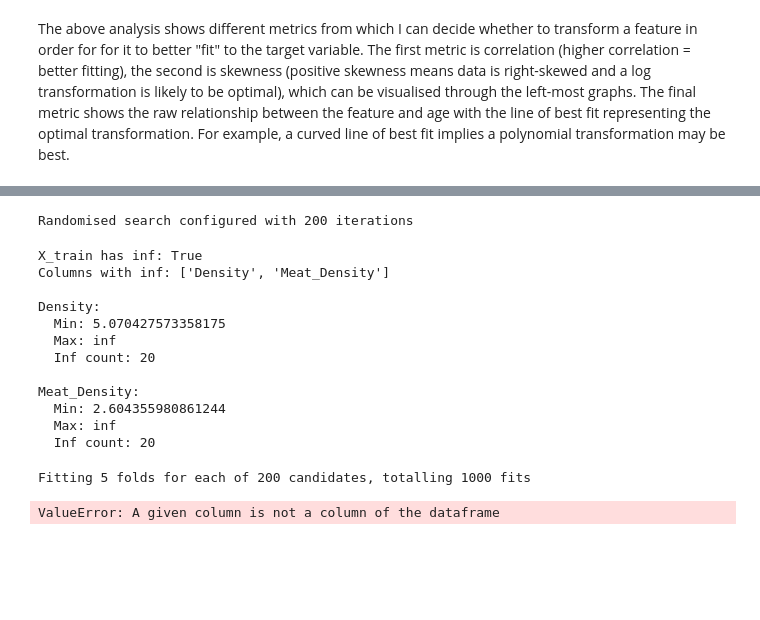
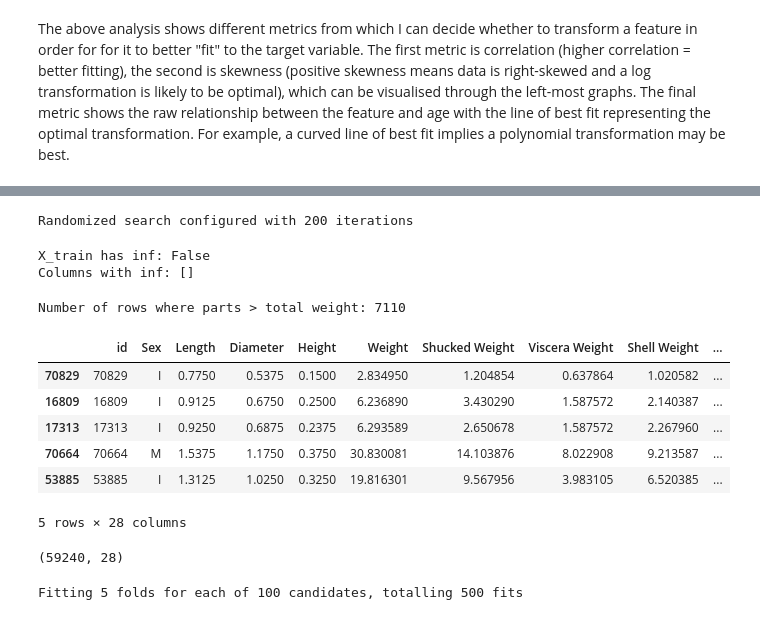
Before and after one commit to Rian-D/Crab-Age-Prediction-Kaggle, a Jupyter notebook: main.ipynb, the cells around one changed output, grey strips where cells are left out. Cells and saved outputs as stored; diff of their text form; code cells hidden in the pictures; blank space fills up the shorter version.

Commit message:
Kaggle Notebook | Crab Age Competition | Version 4

```diff
--- a/main.ipynb
+++ b/main.ipynb
@@ -199,40 +199,40 @@ def add_features(df):
     df = df.copy()
 
     # Body shape ratios
-    df["Length_Diameter_Ratio"] = df["Length"] / df["Diameter"]
-    df["Height_Length_Ratio"] = df["Height"] / df["Length"]
+    #df["Length_Diameter_Ratio"] = df["Length"] / df["Diameter"]
+    #df["Height_Length_Ratio"] = df["Height"] / df["Length"]
     df["Height_Diameter_Ratio"] = df["Height"] / df["Diameter"]
 
     # Weight proportions (these are likely key!)
     df["Meat_Ratio"] = df["Shucked Weight"] / df["Weight"]  # Meat percentage
-    df["Shell_Ratio"] = df["Shell Weight"] / df["Weight"]   # Shell percentage
-    df["Viscera_Ratio"] = df["Viscera Weight"] / df["Weight"]  # Organ percentage
+    #df["Shell_Ratio"] = df["Shell Weight"] / df["Weight"]   # Shell percentage
+    #df["Viscera_Ratio"] = df["Viscera Weight"] / df["Weight"]  # Organ percentage
 
     # Advanced ratios
     df["Meat_Shell_Ratio"] = df["Shucked Weight"] / df["Shell Weight"]
-    df["Density"] = df["Weight"] / (df["Length"] * df["Diameter"] * df["Height"])
+    #df["Density"] = df["Weight"] / np,maximum((df["Length"] * df["Diameter"] * df["Height"]), 1e-8) #np.maximum use avoids division by 0
 
     # Total body volume proxy
     df["Body_Volume"] = df["Length"] * df["Diameter"] * df["Height"]
 
     # Total non-shell weight
-    df["Soft_Weight"] = df["Shucked Weight"] + df["Viscera Weight"]
+    #df["Soft_Weight"] = df["Shucked Weight"] + df["Viscera Weight"]
 
     # Body mass index equivalent
-    df["Crab_BMI"] = df["Weight"] / (df["Length"] ** 2)
+    #df["Crab_BMI"] = df["Weight"] / (df["Length"] ** 2)
 
     # Surface area proxy
-    df["Surface_Area"] = 2 * (df["Length"] * df["Diameter"] +
+    #df["Surface_Area"] = 2 * (df["Length"] * df["Diameter"] +
                               df["Length"] * df["Height"] +
                               df["Diameter"] * df["Height"])
 
     # Maturity indicators
     df["Shell_Thickness"] = df["Shell Weight"] / df["Surface_Area"]
-    df["Meat_Density"] = df["Shucked Weight"] / df["Body_Volume"]
+    #df["Meat_Density"] = df["Shucked Weight"] / np.maximum(df["Body_Volume"], 1e-8) #np.maximum use avoids division by 0
 
     # Growth efficiency
     df["Weight_per_Length"] = df["Weight"] / df["Length"]
-    df["Shell_Development"] = df["Shell Weight"] / np.maximum(df["Body_Volume"],1e-8)
+    df["Shell_Development"] = df["Shell Weight"] / np.maximum(df["Body_Volume"],1e-8) #np.maximum use avoids division by 0
 
     return df
 # %%
@@ -321,7 +419,7 @@ param_dist = {
 random_search = RandomizedSearchCV(
     pipeline,
     param_distributions=param_dist,
-    n_iter=200,  # More iterations for better optimization
+    n_iter=100,  # More iterations for better optimization
     cv=5,
     scoring='neg_mean_absolute_error',  # Good choice for age prediction
     n_jobs=-1,
@@ -330,9 +428,9 @@ random_search = RandomizedSearchCV(
     error_score='raise'
 )
 
-print("Randomised search configured with 200 iterations\n")
+print("Randomized search configured with 200 iterations\n")
 # %% [output]
-Randomised search configured with 200 iterations
+Randomized search configured with 200 iterations
 # %%
 # Check for infinite values
 print(f"X_train has inf: {np.isinf(X_train[numerical_cols]).any().any()}")
@@ -348,15 +446,5 @@ for col in inf_cols:
     print(f"  Max: {X_train[col].max()}")
     print(f"  Inf count: {np.isinf(X_train[col]).sum()}")
 # %% [output]
-X_train has inf: True
-Columns with inf: ['Density', 'Meat_Density']
-
-Density:
-  Min: 5.070427573358175
-  Max: inf
-  Inf count: 20
-
-Meat_Density:
-  Min: 2.604355980861244
-  Max: inf
-  Inf count: 20
+X_train has inf: False
+Columns with inf: []
@@ -363,7 +460,29 @@ Meat_Density:
+# %%
+# Define relevant column names
+overall_weight = 'Weight'
+parts = ['Shucked Weight', 'Viscera Weight', 'Shell Weight']
+
+# Check where the sum of parts > overall weight
+invalid_rows = X_train[X_train[parts].sum(axis=1) > X_train[overall_weight]]
+
+# Display how many rows are invalid and optionally view them
+print(f"Number of rows where parts > total weight: {len(invalid_rows)}")
+display(invalid_rows.head())
+X_train.shape
+# %% [output]
+Number of rows where parts > total weight: 7110
+|  | id | Sex | Length | Diameter | Height | Weight | Shucked Weight | Viscera Weight | Shell Weight | ... |
+| 70829 | 70829 | I | 0.7750 | 0.5375 | 0.1500 | 2.834950 | 1.204854 | 0.637864 | 1.020582 | ... |
+| 16809 | 16809 | I | 0.9125 | 0.6750 | 0.2500 | 6.236890 | 3.430290 | 1.587572 | 2.140387 | ... |
+| 17313 | 17313 | I | 0.9250 | 0.6875 | 0.2375 | 6.293589 | 2.650678 | 1.587572 | 2.267960 | ... |
+| 70664 | 70664 | M | 1.5375 | 1.1750 | 0.3750 | 30.830081 | 14.103876 | 8.022908 | 9.213587 | ... |
+| 53885 | 53885 | I | 1.3125 | 1.0250 | 0.3250 | 19.816301 | 9.567956 | 3.983105 | 6.520385 | ... |
+5 rows × 28 columns
+(59240, 28)
 # %%
 # Model training
 
-random_search.fit(X_train_clean, y_train)
+random_search.fit(X_train, y_train)
 best_model = random_search.best_estimator_
 print("\nTraining complete!")
 print(f"Best parameters: {random_search.best_params_}\n")
@@ -375,10 +494,9 @@ print("Validation MAE:", val_mae)
 
 # Convert predictions into format that can be submitted to compettition
 test_predictions = best_model.predict(test)
-output = pd.DataFrame({'Id': test_df["id"], 'Age': test_predictions})
+output = pd.DataFrame({'id': test_df["id"], 'Age': test_predictions})
 output.to_csv('submission.csv', index=False)
 print("Submission file 'submission.csv' created successfully!")
-print(f"Predicted price range: ${output['SalePrice'].min():,.0f} to ${output['Age'].max():,.0f}")
+print(f"Predicted price range: ${output['Age'].min():,.0f} to ${output['Age'].max():,.0f}")
 # %% [output]
-Fitting 5 folds for each of 200 candidates, totalling 1000 fits
+Fitting 5 folds for each of 100 candidates, totalling 500 fits
-ValueError: A given column is not a column of the dataframe
```
Also changed, not shown: parts of 4 cells of this notebook.
